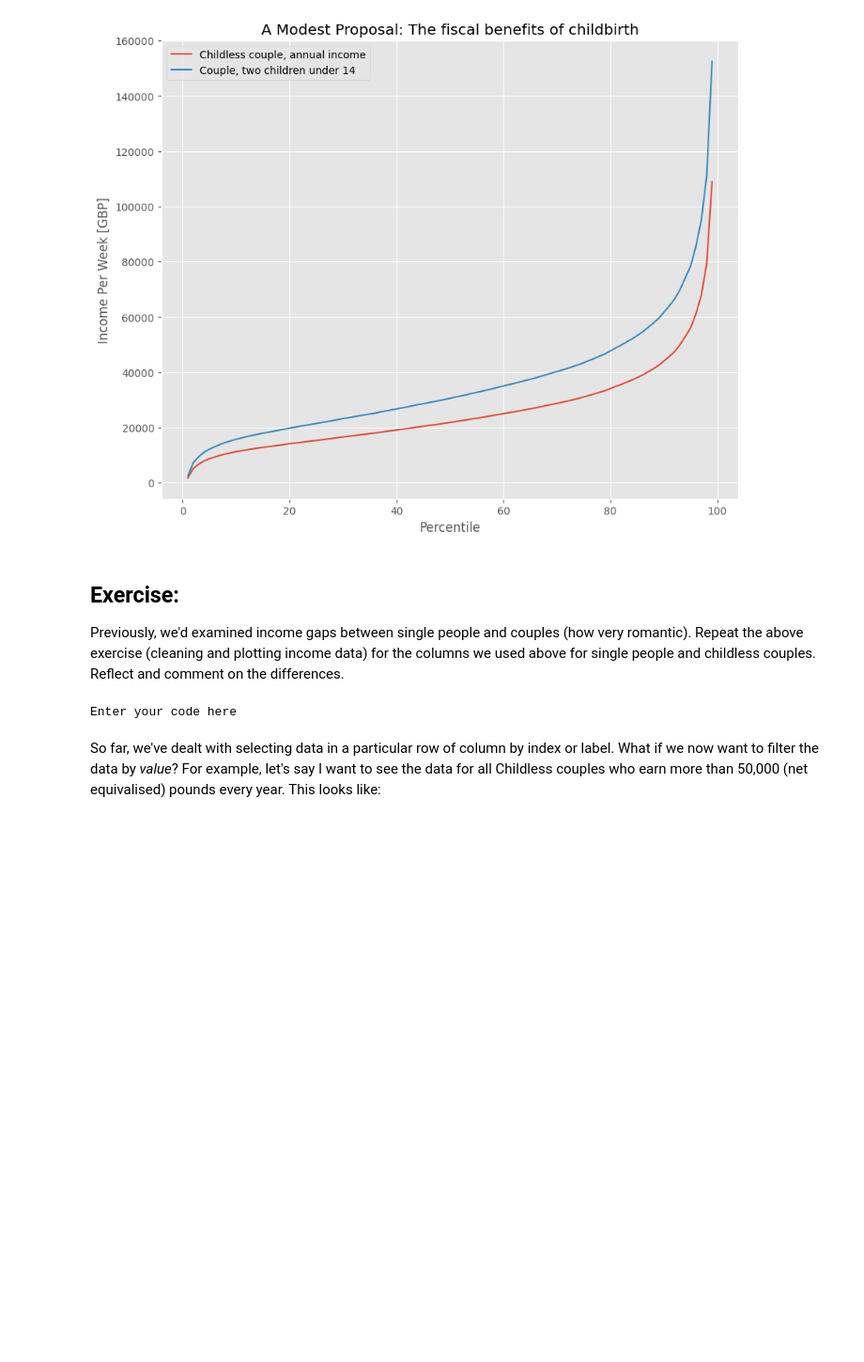
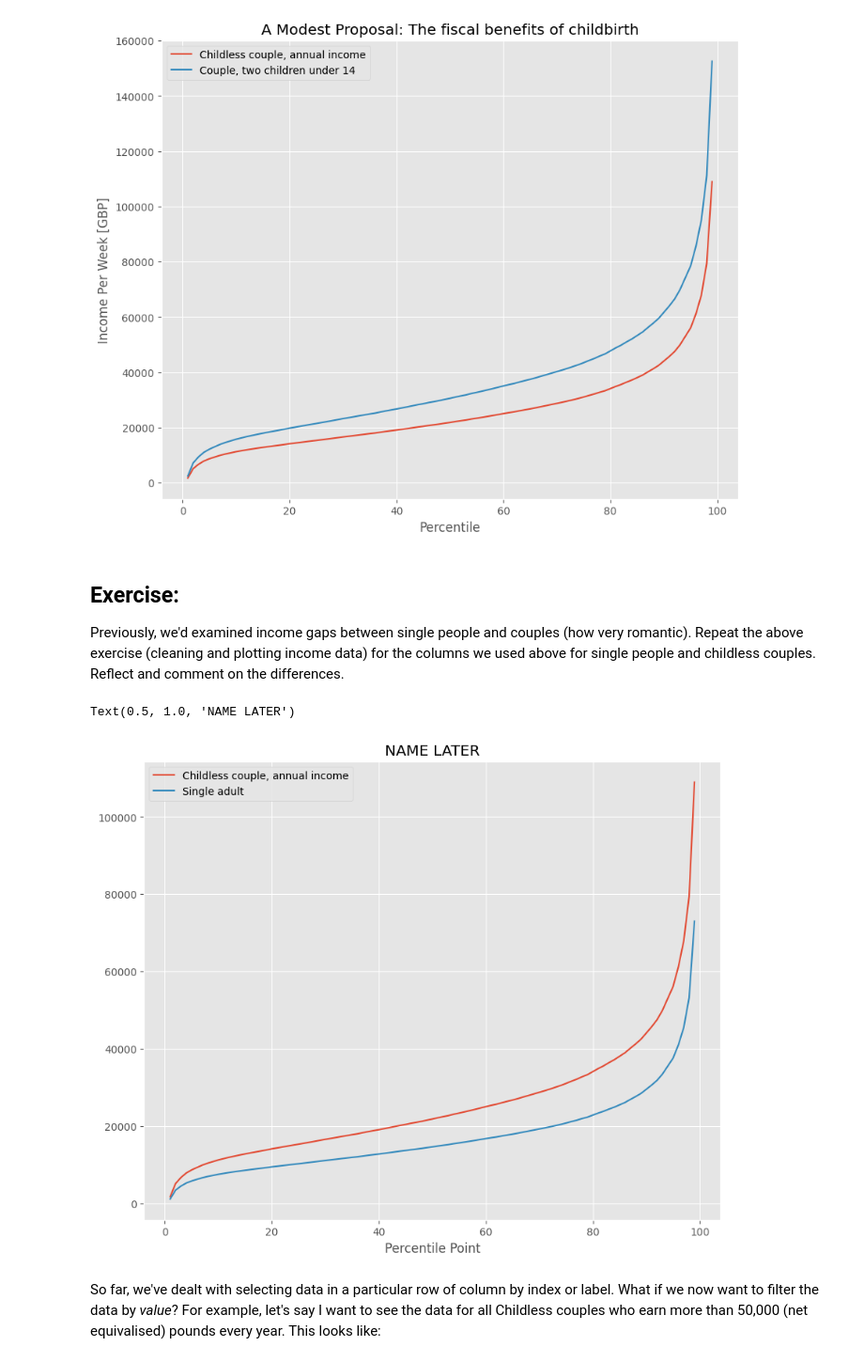
Before and after one commit to wigglyworm88/QM2, a Jupyter notebook: W2_Working_with_Data_in_Pandas.ipynb, the cells around one changed output. Shown: that part at 94% size. Cells and saved outputs as stored; diff of their text form; code cells hidden in the pictures; blank space fills up the shorter version.

```diff
--- a/W2_Working_with_Data_in_Pandas.ipynb
+++ b/W2_Working_with_Data_in_Pandas.ipynb
@@ -314,13 +314,28 @@ Text(0, 0.5, 'Income Per Week [GBP]')
 ## Exercise:
 
 Previously, we'd examined income gaps between single people and couples (how very romantic). Repeat the above exercise (cleaning and plotting income data) for the columns we used above for single people and childless couples. Reflect and comment on the differences.
-# %%
-print("Enter your code here")
-
-clean = income[['Childless couple, annual income','Couple, two children under 14']]
-clean.head()
-# %% [output]
-Enter your code here
+# %%
+# Assess the income columns for SINGLE PEOPLE and CHILDLESS COUPLE
+
+
+# CLEAN THEM
+clean = income[['Childless couple, annual income', 'Single adult']]
+clean.head()
+
+clean=clean.replace(',', '', regex=True)
+clean = clean.replace('-', 'NaN', regex=True).astype('float')
+clean.head()
+
+# PLOT THEM
+clean.plot()
+plt.title('NAME LATER')
+# plt.xlabel('Percentile')
+# plt.ylabel('Income Per Week [GBP]')
+
+# draw axhline? calc mean med mode
+# %% [output]
+Text(0.5, 1.0, 'NAME LATER')
+[figure, added]
 # %%
 Add your reflection here.
 # %% [markdown]
```
Also changed, not shown: parts of 1 cell of this notebook.
